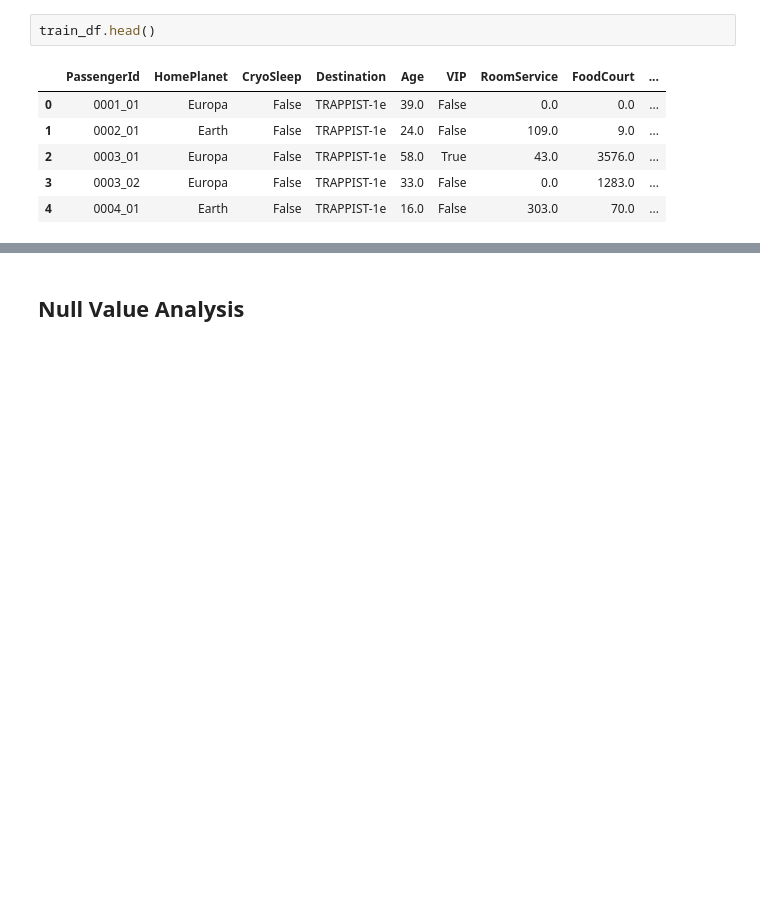
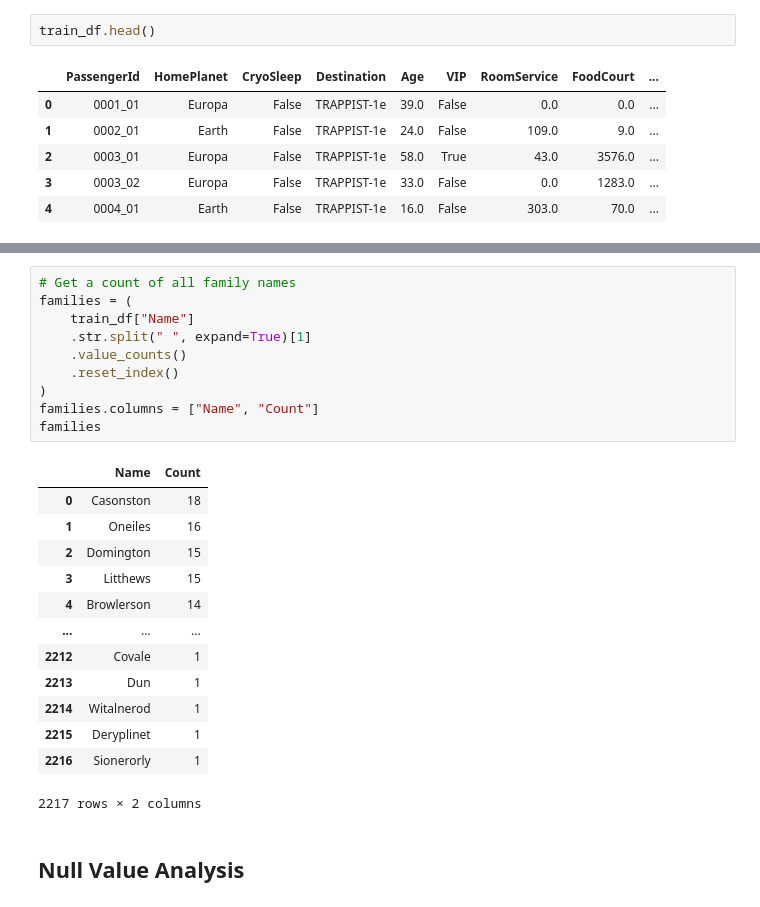
Before and after one commit to Mattcalcaterra/si618classwork, a Jupyter notebook: homework/SI_618_Homework_07.ipynb, the cells around one changed output, grey strips where cells are left out. Cells and saved outputs as stored; diff of their text form; blank space fills up the shorter version.

```diff
--- a/homework/SI_618_Homework_07.ipynb
+++ b/homework/SI_618_Homework_07.ipynb
@@ -130,3 +166,27 @@ train_df.head()
+# %%
+# Get a count of all family names
+families = (
+    train_df["Name"]
+    .str.split(" ", expand=True)[1]
+    .value_counts()
+    .reset_index()
+)
+families.columns = ["Name", "Count"]
+families
+# %% [output]
+|  | Name | Count |
+| 0 | Casonston | 18 |
+| 1 | Oneiles | 16 |
+| 2 | Domington | 15 |
+| 3 | Litthews | 15 |
+| 4 | Browlerson | 14 |
+| ... | ... | ... |
+| 2212 | Covale | 1 |
+| 2213 | Dun | 1 |
+| 2214 | Witalnerod | 1 |
+| 2215 | Deryplinet | 1 |
+| 2216 | Sionerorly | 1 |
+2217 rows × 2 columns
 # %% [markdown]
 ## Null Value Analysis
 # %%
```
Also changed, not shown: parts of 17 cells of this notebook.
